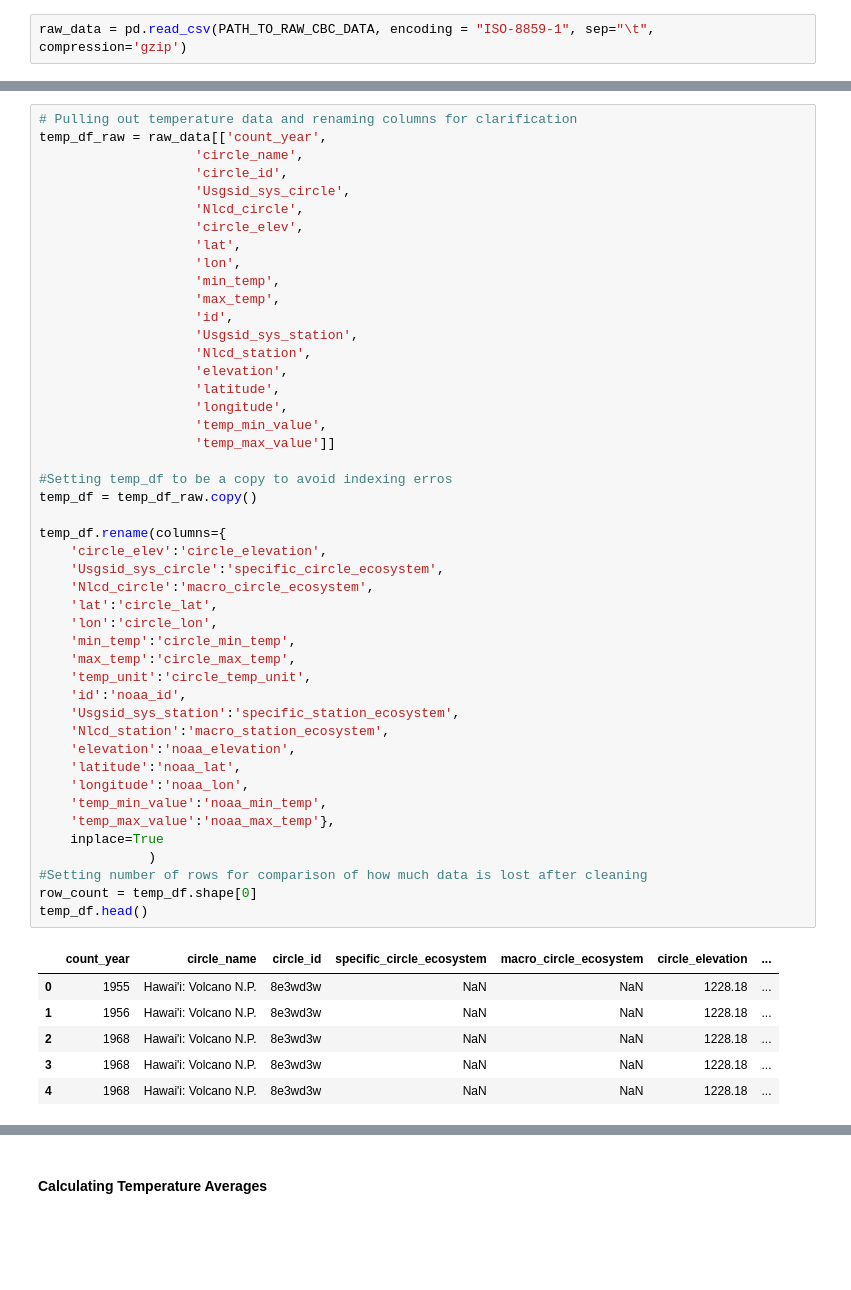
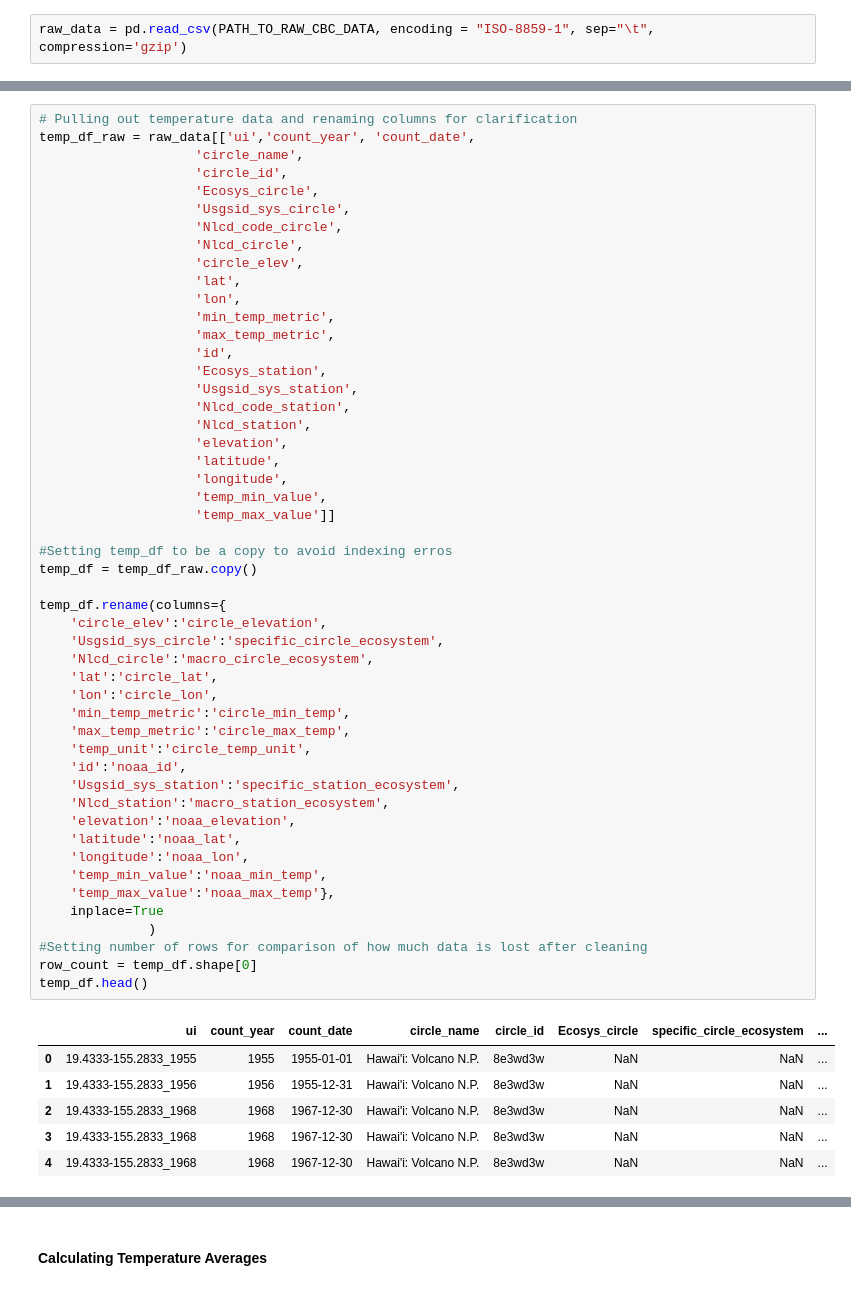
Before and after one commit to DataKind-DC/audubon-cbc, a Jupyter notebook: notebooks/2.4-je-temperature-summary.ipynb, the cells around one changed output, grey strips where cells are left out. Cells and saved outputs as stored; diff of their text form; blank space fills up the shorter version.

```diff
--- a/notebooks/2.4-je-temperature-summary.ipynb
+++ b/notebooks/2.4-je-temperature-summary.ipynb
@@ -82,53 +94,57 @@ raw_data = pd.read_csv(PATH_TO_RAW_CBC_DATA, encoding = "ISO-8859-1", sep="\t",
 # %%
 # Pulling out temperature data and renaming columns for clarification
-temp_df_raw = raw_data[['count_year',
+temp_df_raw = raw_data[['ui','count_year', 'count_date',
                     'circle_name',
                     'circle_id',
+                    'Ecosys_circle',
                     'Usgsid_sys_circle',
+                    'Nlcd_code_circle',
                     'Nlcd_circle',
                     'circle_elev',
                     'lat',
                     'lon',
-                    'min_temp',
-                    'max_temp',
+                    'min_temp_metric',
+                    'max_temp_metric',
                     'id',
+                    'Ecosys_station',
                     'Usgsid_sys_station',
+                    'Nlcd_code_station',
                     'Nlcd_station',
                     'elevation',
                     'latitude',
                     'longitude',
                     'temp_min_value',
                     'temp_max_value']]
 
 #Setting temp_df to be a copy to avoid indexing erros
 temp_df = temp_df_raw.copy()
 
 temp_df.rename(columns={
     'circle_elev':'circle_elevation',
     'Usgsid_sys_circle':'specific_circle_ecosystem',
     'Nlcd_circle':'macro_circle_ecosystem',
     'lat':'circle_lat',
     'lon':'circle_lon',
-    'min_temp':'circle_min_temp',
-    'max_temp':'circle_max_temp',
+    'min_temp_metric':'circle_min_temp',
+    'max_temp_metric':'circle_max_temp',
     'temp_unit':'circle_temp_unit',
     'id':'noaa_id',
     'Usgsid_sys_station':'specific_station_ecosystem',
     'Nlcd_station':'macro_station_ecosystem',
     'elevation':'noaa_elevation',
     'latitude':'noaa_lat',
     'longitude':'noaa_lon',
     'temp_min_value':'noaa_min_temp',
     'temp_max_value':'noaa_max_temp'},
     inplace=True
               )
 #Setting number of rows for comparison of how much data is lost after cleaning
 row_count = temp_df.shape[0]
 temp_df.head()
 # %% [output]
-|  | count_year | circle_name | circle_id | specific_circle_ecosystem | macro_circle_ecosystem | circle_elevation | ... |
-| 0 | 1955 | Hawai'i: Volcano N.P. | 8e3wd3w | NaN | NaN | 1228.18 | ... |
-| 1 | 1956 | Hawai'i: Volcano N.P. | 8e3wd3w | NaN | NaN | 1228.18 | ... |
-| 2 | 1968 | Hawai'i: Volcano N.P. | 8e3wd3w | NaN | NaN | 1228.18 | ... |
-| 3 | 1968 | Hawai'i: Volcano N.P. | 8e3wd3w | NaN | NaN | 1228.18 | ... |
-| 4 | 1968 | Hawai'i: Volcano N.P. | 8e3wd3w | NaN | NaN | 1228.18 | ... |
+|  | ui | count_year | count_date | circle_name | circle_id | Ecosys_circle | specific_circle_ecosystem | ... |
+| 0 | 19.4333-155.2833_1955 | 1955 | 1955-01-01 | Hawai'i: Volcano N.P. | 8e3wd3w | NaN | NaN | ... |
+| 1 | 19.4333-155.2833_1956 | 1956 | 1955-12-31 | Hawai'i: Volcano N.P. | 8e3wd3w | NaN | NaN | ... |
+| 2 | 19.4333-155.2833_1968 | 1968 | 1967-12-30 | Hawai'i: Volcano N.P. | 8e3wd3w | NaN | NaN | ... |
+| 3 | 19.4333-155.2833_1968 | 1968 | 1967-12-30 | Hawai'i: Volcano N.P. | 8e3wd3w | NaN | NaN | ... |
+| 4 | 19.4333-155.2833_1968 | 1968 | 1967-12-30 | Hawai'i: Volcano N.P. | 8e3wd3w | NaN | NaN | ... |
```
Also changed, not shown: parts of 103 cells of this notebook.
